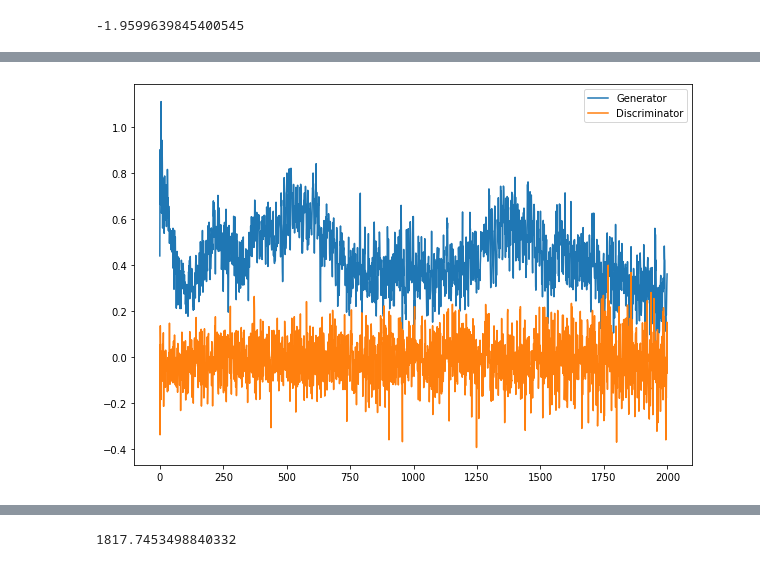
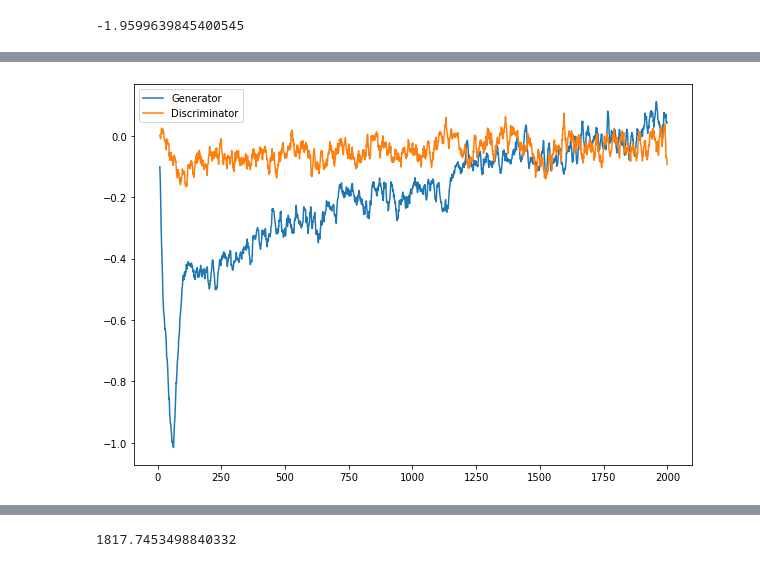
Before and after one commit to bettytan123/Sample-Size-Calculation, a Jupyter notebook: Correlation.ipynb, the cells around one changed output, grey strips where cells are left out. Drawn from its saved outputs; the diff is of its cells as text; code cells hidden in the pictures.

Commit message:
add the loss graph

```diff
--- a/Correlation.ipynb
+++ b/Correlation.ipynb
@@ -264,22 +283,24 @@ df
 2000 rows × 3 columns
 # %%
 logs = StringIO(str(output))
+window = 10 # window size for the moving average, window=1 gets you the original series
 
 df = pd.read_csv(logs, sep=",", names=['Epochs', 'Loss G', 'Loss D'])
 
 # I think a regex would be better here
 df['Loss G'] = df['Loss G'].apply(lambda x: float(x.split(':')[1]))
 df['Loss D'] = df['Loss D'].apply(lambda x: float(x.split(':')[1]))
 
 plt.figure(figsize=(10,7))
 
-plt.plot(df['Loss G'], label="Generator")
-plt.plot(df['Loss D'], label="Discriminator")
+# Plot with a moving average so it is less noisy
+plt.plot(df['Loss G'].rolling(window=window).mean(), label="Generator")
+plt.plot(df['Loss D'].rolling(window=window).mean(), label="Discriminator")
 
 plt.legend()
 plt.show()
 # %% [output]
-[figure, old version]
+[figure, new version]
 # %%
 model_ = train_gan[0]
 # %%
```
Also changed, not shown: parts of 29 cells of this notebook.
